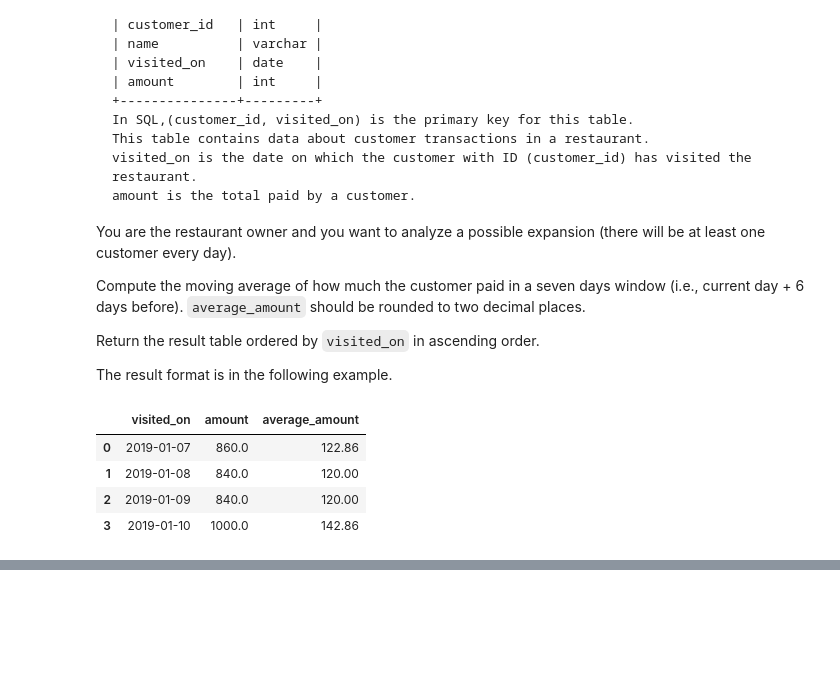
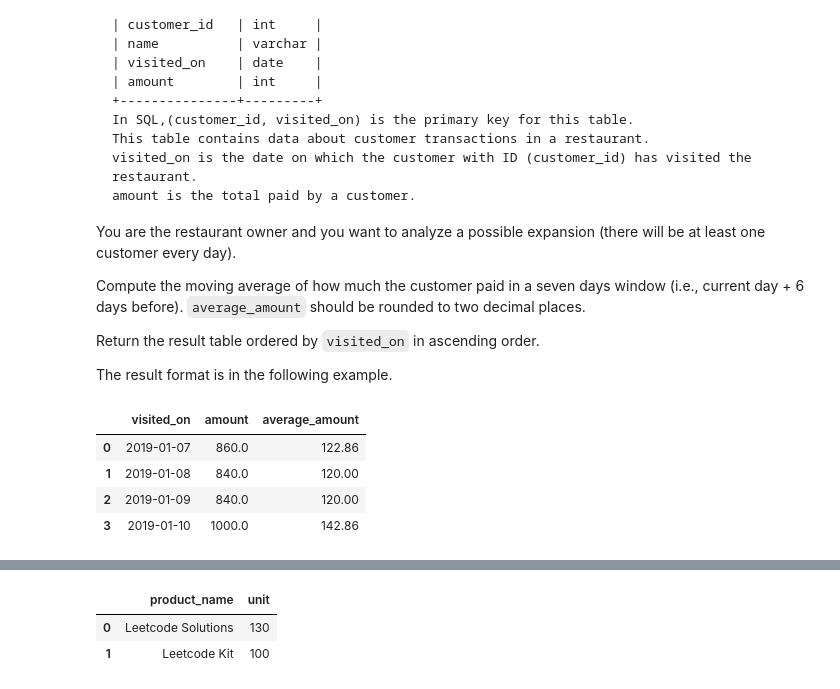
Before and after one commit to drwslv/LeetCode-Pandas, a Jupyter notebook: examples_1.ipynb, the cells around one changed output, grey strips where cells are left out. Cells and saved outputs as stored; diff of their text form; code cells hidden in the pictures; blank space fills up the shorter version.

```diff
--- a/examples_1.ipynb
+++ b/examples_1.ipynb
@@ -2721,0 +2757,20 @@ restaurant_growth(customer)
+# %%
+# Beats 5.21%
+
+def list_products(products: pd.DataFrame, orders: pd.DataFrame) -> pd.DataFrame:
+    # orders['order_month'] = orders['order_date'].dt.strftime('%Y-%m')
+    orders['order_month'] = orders['order_date'].dt.to_period('M') # same speed
+    df = orders[ orders['order_month'] == '2020-02' ]
+    df = df.groupby(['product_id'], as_index=False).agg(unit=('unit','sum')).query('unit>=100')
+    return pd.merge(products, df, how='inner', on='product_id')[['product_name','unit']]
+# %%
+data = [[1, 'Leetcode Solutions', 'Book'], [2, 'Jewels of Stringology', 'Book'], [3, 'HP', 'Laptop'], [4, 'Lenovo', 'Laptop'], [5, 'Leetcode Kit', 'T-shirt']]
+products = pd.DataFrame(data, columns=['product_id', 'product_name', 'product_category']).astype({'product_id':'Int64', 'product_name':'object', 'product_category':'object'})
+data = [[1, '2020-02-05', 60], [1, '2020-02-10', 70], [2, '2020-01-18', 30], [2, '2020-02-11', 80], [3, '2020-02-17', 2], [3, '2020-02-24', 3], [4, '2020-03-01', 20], [4, '2020-03-04', 30], [4, '2020-03-04', 60], [5, '2020-02-25', 50], [5, '2020-02-27', 50], [5, '2020-03-01', 50]]
+orders = pd.DataFrame(data, columns=['product_id', 'order_date', 'unit']).astype({'product_id':'Int64', 'order_date':'datetime64[ns]', 'unit':'Int64'})
+# %%
+list_products(products, orders)
+# %% [output]
+|  | product_name | unit |
+| 0 | Leetcode Solutions | 130 |
+| 1 | Leetcode Kit | 100 |
```
Also changed, not shown: parts of 1 cell of this notebook.
